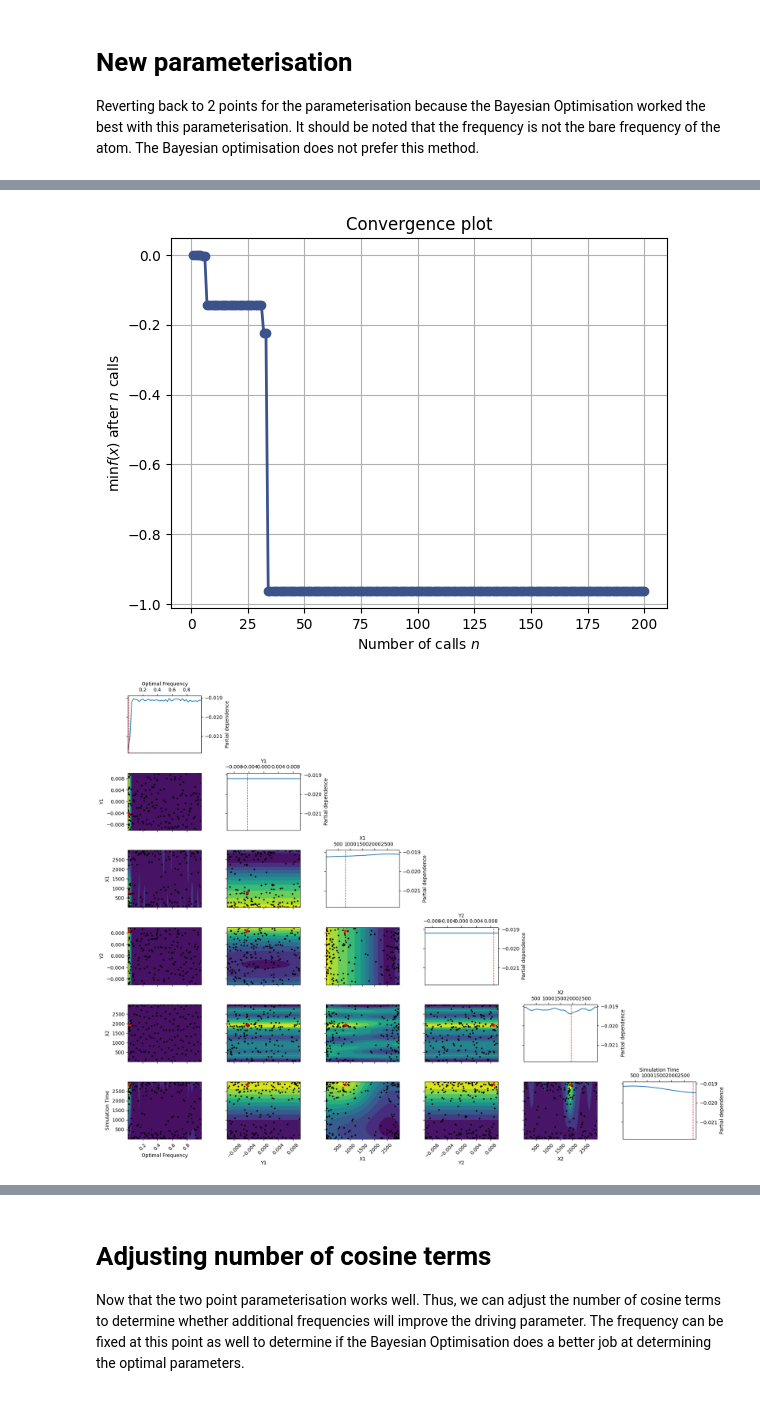
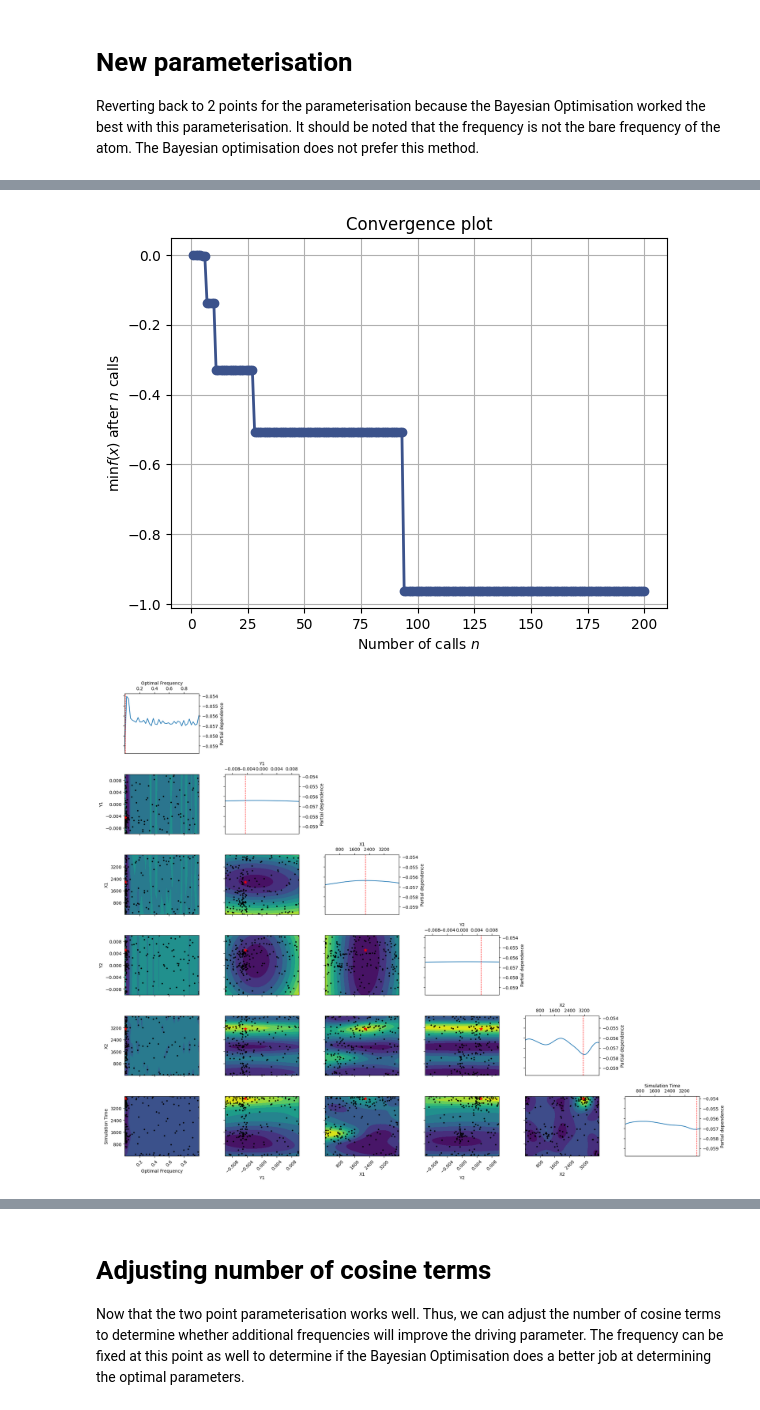
Before and after one commit to sayak395/Jaynes-Cummings-model, a Jupyter notebook: Parameterisation_of_JC_model.ipynb, the cells around one changed output, grey strips where cells are left out. Drawn from its saved outputs; the diff is of its cells as text; code cells hidden in the pictures.

```diff
--- a/Parameterisation_of_JC_model.ipynb
+++ b/Parameterisation_of_JC_model.ipynb
@@ -286,8 +276,11 @@ def objective_general(frequency, envelope_y_value, envelope_x_value, Y2, X2, sim
     elif X2 <= envelope_x_value:
         return float('0')  # Penalise if envelope_x_value is not in order
 
+
+    tau = wc * sim_time  # Time array for simulation
+
     envelope_values = [0, envelope_y_value, Y2, 0]
-    control_times = [0, envelope_x_value, X2, sim_time]
+    control_times = [0, envelope_x_value, X2, tau]
 
     # Create a cubic spline for the envelope function
     spline = CubicSpline(control_times, envelope_values, extrapolate=False)
@@ -298,7 +291,7 @@ def objective_general(frequency, envelope_y_value, envelope_x_value, Y2, X2, sim
         'sim_time': sim_time
     }
 
-    tau = wc * sim_time  # Time array for simulation
+
 
     H_static = delta_c * a.dag() * a + 0.5 * delta_a * sigma_z + (g/wc) * (sigma_plus * a + sigma_minus * a.dag())
     H_drive = [0.5 * (sigma_plus + sigma_minus), lambda t: f_t(t, args)]
@@ -317,10 +310,10 @@ def objective(x):
 # Define the parameter space for Bayesian Optimisation
 space = [Real(0.0, 1.0, name='frequency'),
          Real(-g, g, name='envelope_y_value'),
-         Real(0, 3000, name='envelope_x_value'),
+         Real(0, 4000, name='envelope_x_value'),
          Real(-g, g, name='Y2'),
-         Real(0, 3000, name='X2'),
-         Real(0, 3000, name='sim_time')]
+         Real(0, 4000, name='X2'),
+         Real(0, 4000, name='sim_time')]
 
 # Perform Bayesian Optimisation
 res = gp_minimize(objective, space, n_calls=200, random_state=42, verbose=True, acq_func='EI')
@@ -384,14 +377,14 @@ ValueError: `x` must be strictly increasing sequence.
 plot_convergence(res)
 plt.show()
 # %% [output]
-[figure, old version]
+[figure, new version]
 # %%
-fig, ax = plt.subplots(figsize=(18, 14))  # You can adjust the dimensions as needed
+fig, ax = plt.subplots(figsize=(20, 16))  # You can adjust the dimensions as needed
 plot_objective(res, dimensions=['Optimal Frequency', 'Y1', 'X1', 'Y2', 'X2', 'Simulation Time'], ax=ax)
 plt.tight_layout()
 plt.show()
 # %% [output]
-[figure, old version]
+[figure, new version]
 # %%
 psi = tensor(fock(n_cavity, 0), spin_down)
 
```
Also changed, not shown: parts of 26 cells of this notebook.
